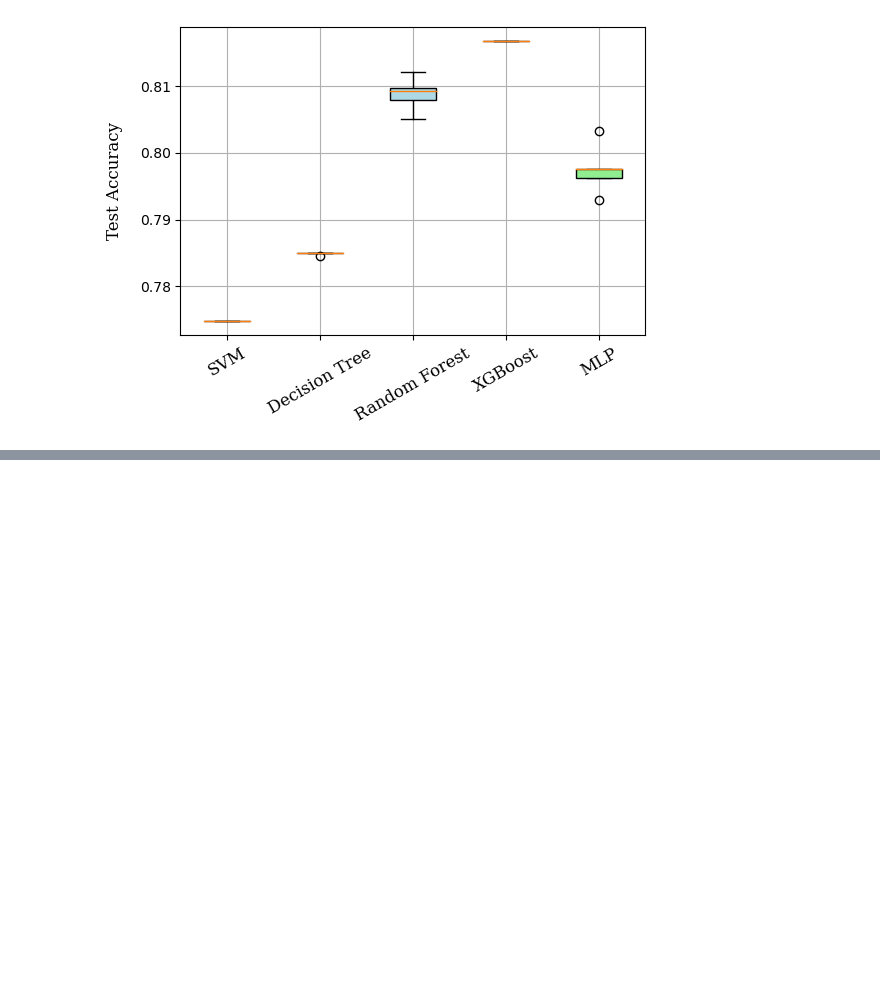
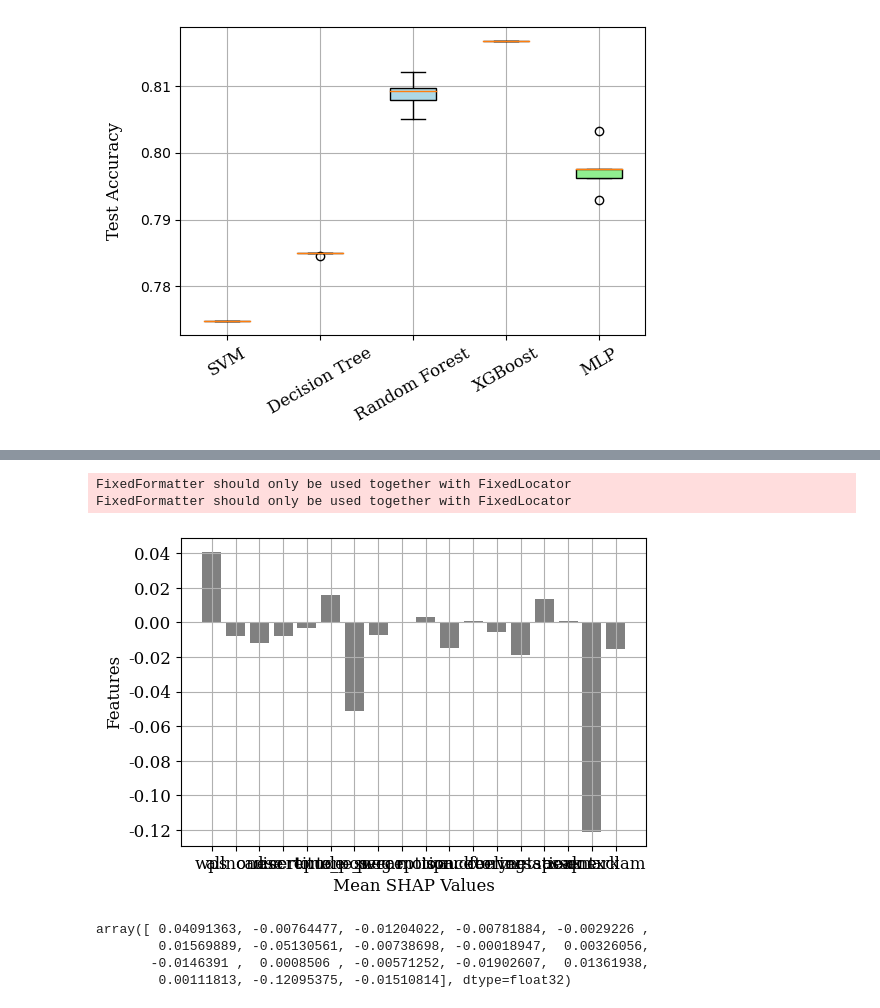
Before and after one commit to ignasa007/LingML, a Jupyter notebook: plotting.ipynb, the cells around one changed output, grey strips where cells are left out. Saved outputs shown, nothing was run; the diff lists cells and outputs as text; code cells hidden in the pictures; blank space fills up the shorter version.

```diff
--- a/plotting.ipynb
+++ b/plotting.ipynb
@@ -25,0 +77,23 @@ plt.show()
+# %%
+mean_shap = shap_values.mean(axis=0)
+
+fig, axs = plt.subplots(1, 1, figsize=(6, 4))
+fontdict = {'family':'serif', 'color':'black', 'weight':'normal', 'size':12}
+
+plt.barh(columns[1:][::-1], mean_shap[::-1], color='gray')
+plt.xlabel('Mean SHAP Values', fontdict=fontdict)
+plt.ylabel('Features', fontdict=fontdict)
+axs.set_xticklabels([f'{t:.2f}' for t in axs.get_xticks()], fontdict=fontdict)
+axs.set_yticklabels(columns[1:][::-1], fontdict=fontdict)
+plt.grid()
+# %% [output]
+FixedFormatter should only be used together with FixedLocator
+FixedFormatter should only be used together with FixedLocator
+[figure, added]
+# %%
+mean_shap
+# %% [output]
+array([ 0.04091363, -0.00764477, -0.01204022, -0.00781884, -0.0029226 ,
+        0.01569889, -0.05130561, -0.00738698, -0.00018947,  0.00326056,
+       -0.0146391 ,  0.0008506 , -0.00571252, -0.01902607,  0.01361938,
+        0.00111813, -0.12095375, -0.01510814], dtype=float32)
```
Also changed, not shown: parts of 7 cells of this notebook.
